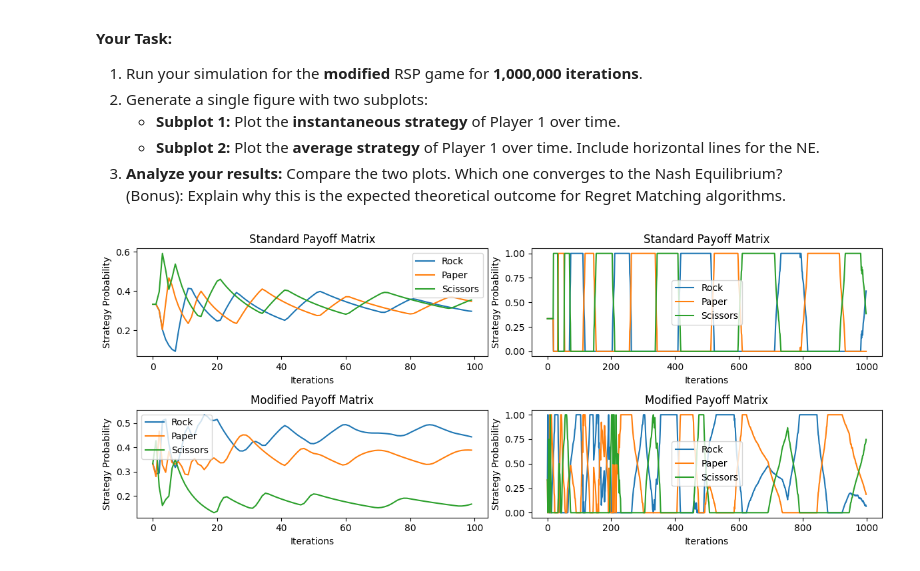
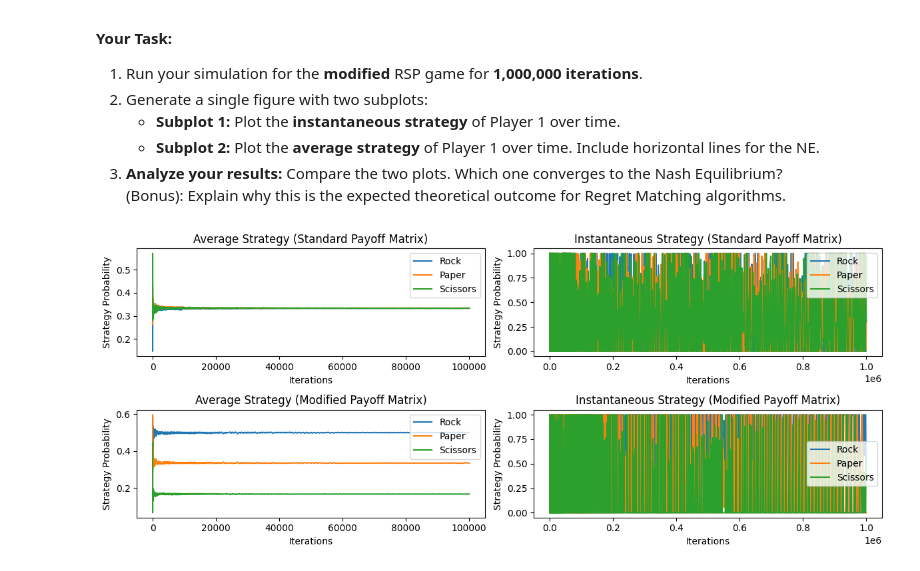
Before and after one commit to ParsaGhezelbash/DeepRL, a Jupyter notebook: HW/HW 13/HW_13_first_part.ipynb, the cells around one changed output. Cells and saved outputs as stored; diff of their text form; code cells hidden in the pictures.

```diff
--- a/HW/HW 13/HW_13_first_part.ipynb
+++ b/HW/HW 13/HW_13_first_part.ipynb
@@ -457,47 +457,47 @@ A_mod = np.array([[0, 1, -2], [-1, 0, 3], [2, -3, 0]])
 3.  **Analyze your results:** Compare the two plots. Which one converges to the Nash Equilibrium? \
                               (Bonus): Explain why this is the expected theoretical outcome for Regret Matching algorithms.
 # %%
-p1_avg_std, p1_inst_std = simulate_regret_matching(A_std, -A_std.T, 1_000)
-p1_avg_mod, p1_inst_mod = simulate_regret_matching(A_mod, -A_mod.T, 1_000)
+p1_avg_std, p1_inst_std = simulate_regret_matching(A_std, -A_std.T, 1_000_000)
+p1_avg_mod, p1_inst_mod = simulate_regret_matching(A_mod, -A_mod.T, 1_000_000)
 
 plt.figure(figsize=(12, 5))
 plt.subplot(2, 2, 1)
 plt.plot(p1_avg_std[:, 0], label='Rock')
 plt.plot(p1_avg_std[:, 1], label='Paper')
 plt.plot(p1_avg_std[:, 2], label='Scissors')
-plt.title("Standard Payoff Matrix")
+plt.title("Average Strategy (Standard Payoff Matrix)")
 plt.xlabel("Iterations")
 plt.ylabel("Strategy Probability")
 plt.legend()
 
 plt.subplot(2, 2, 2)
 plt.plot(p1_inst_std[:, 0], label='Rock')
 plt.plot(p1_inst_std[:, 1], label='Paper')
 plt.plot(p1_inst_std[:, 2], label='Scissors')
-plt.title("Standard Payoff Matrix")
+plt.title("Instantaneous Strategy (Standard Payoff Matrix)")
 plt.xlabel("Iterations")
 plt.ylabel("Strategy Probability")
 plt.legend()
 
 plt.subplot(2, 2, 3)
 plt.plot(p1_avg_mod[:, 0], label='Rock')
 plt.plot(p1_avg_mod[:, 1], label='Paper')
 plt.plot(p1_avg_mod[:, 2], label='Scissors')
-plt.title("Modified Payoff Matrix")
+plt.title("Average Strategy (Modified Payoff Matrix)")
 plt.xlabel("Iterations")
 plt.ylabel("Strategy Probability")
 plt.legend()
 
 plt.subplot(2, 2, 4)
 plt.plot(p1_inst_mod[:, 0], label='Rock')
 plt.plot(p1_inst_mod[:, 1], label='Paper')
 plt.plot(p1_inst_mod[:, 2], label='Scissors')
-plt.title("Modified Payoff Matrix")
+plt.title("Instantaneous Strategy (Modified Payoff Matrix)")
 plt.xlabel("Iterations")
 plt.ylabel("Strategy Probability")
 plt.legend()
 
 plt.tight_layout()
 plt.show()
 # %% [output]
-[figure, old version]
+[figure, new version]
```
